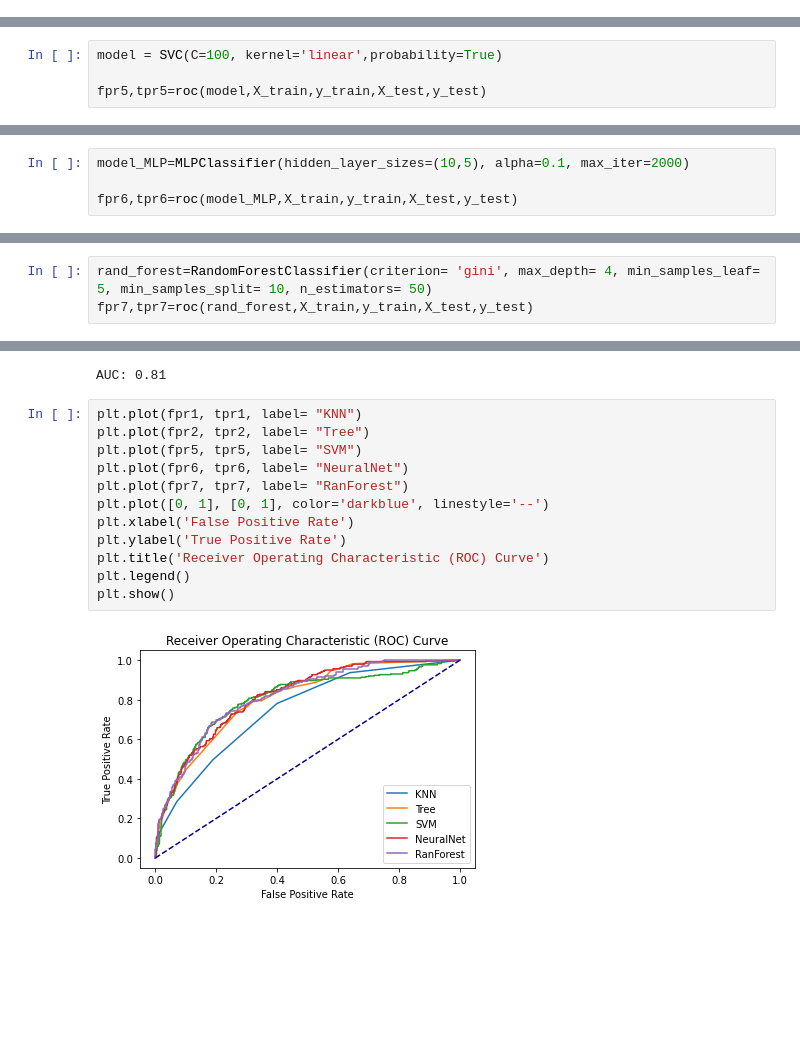
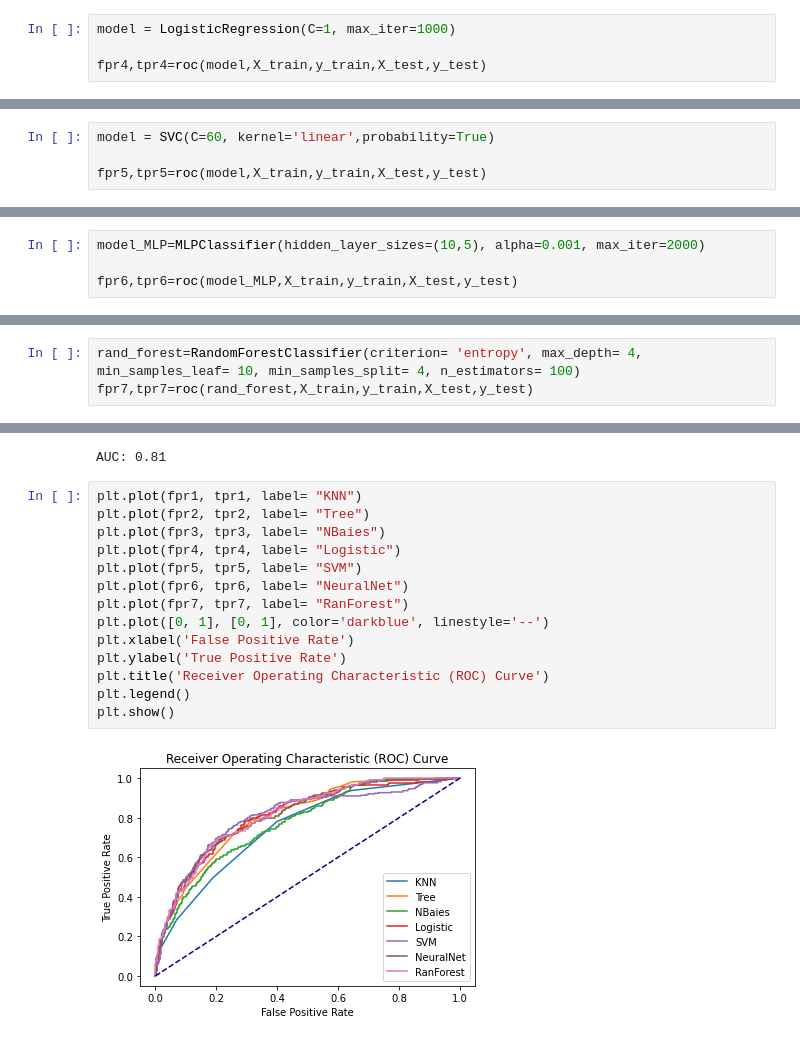
Before and after one commit to AndreaScarpellini1/ML-Project, a Jupyter notebook: Project .ipynb, the cells around one changed output, grey strips where cells are left out. Saved outputs shown, nothing was run; the diff lists cells and outputs as text; blank space fills up the shorter version.

```diff
--- a/Project .ipynb
+++ b/Project .ipynb
@@ -492,0 +528,4 @@ AUC: 0.80
+# %%
+model = LogisticRegression(C=1, max_iter=1000)
+
+fpr4,tpr4=roc(model,X_train,y_train,X_test,y_test)
@@ -510,5 +552,5 @@ precision  train 0.897   test 0.589
 # %%
-model = SVC(C=100, kernel='linear',probability=True)
+model = SVC(C=60, kernel='linear',probability=True)
 
 fpr5,tpr5=roc(model,X_train,y_train,X_test,y_test)
 # %% [output]
@@ -533,5 +575,5 @@ precision  train 0.669   test 0.648
 # %%
-model_MLP=MLPClassifier(hidden_layer_sizes=(10,5), alpha=0.1, max_iter=2000)
+model_MLP=MLPClassifier(hidden_layer_sizes=(10,5), alpha=0.001, max_iter=2000)
 
 fpr6,tpr6=roc(model_MLP,X_train,y_train,X_test,y_test)
 # %% [output]
@@ -560,4 +602,4 @@ precision  train 0.753   test 0.761
 # %%
-rand_forest=RandomForestClassifier(criterion= 'gini', max_depth= 4, min_samples_leaf= 5, min_samples_split= 10, n_estimators= 50)
+rand_forest=RandomForestClassifier(criterion= 'entropy', max_depth= 4, min_samples_leaf= 10, min_samples_split= 4, n_estimators= 100)
 fpr7,tpr7=roc(rand_forest,X_train,y_train,X_test,y_test)
 # %% [output]
@@ -588,14 +630,16 @@ AUC: 0.81
 # %%
 plt.plot(fpr1, tpr1, label= "KNN")
 plt.plot(fpr2, tpr2, label= "Tree")
+plt.plot(fpr3, tpr3, label= "NBaies")
+plt.plot(fpr4, tpr4, label= "Logistic")
 plt.plot(fpr5, tpr5, label= "SVM")
 plt.plot(fpr6, tpr6, label= "NeuralNet")
 plt.plot(fpr7, tpr7, label= "RanForest")
 plt.plot([0, 1], [0, 1], color='darkblue', linestyle='--')
 plt.xlabel('False Positive Rate')
 plt.ylabel('True Positive Rate')
 plt.title('Receiver Operating Characteristic (ROC) Curve')
 plt.legend()
 plt.show()
 # %% [output]
-[figure, old version]
+[figure, new version]
```
Also changed, not shown: parts of 23 cells of this notebook.
